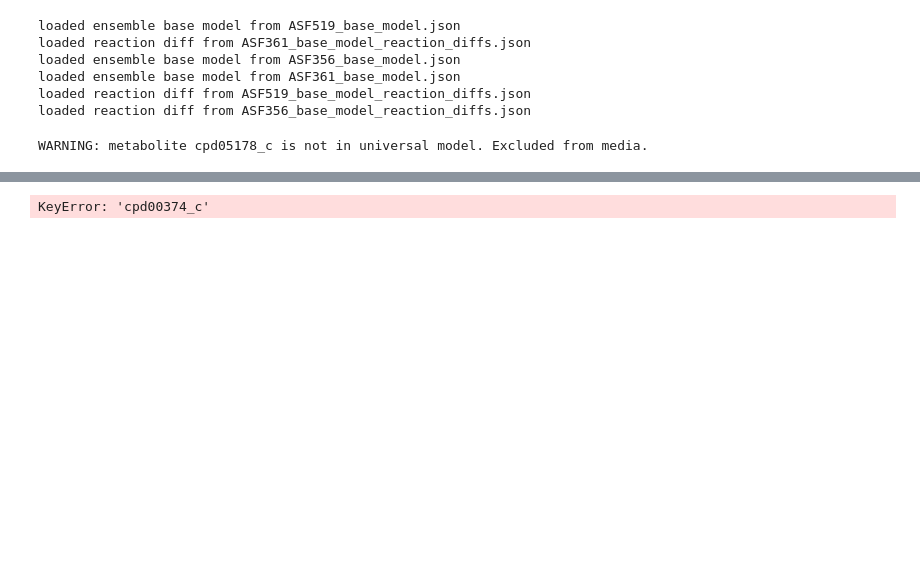
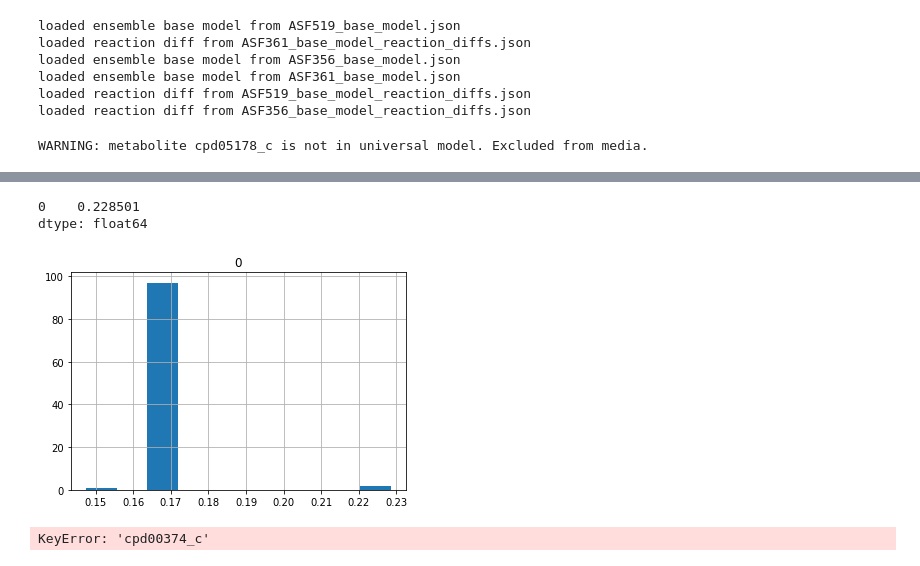
Before and after one commit to gregmedlock/asf_interactions, a Jupyter notebook: bin/test_crossfed.ipynb, the cells around one changed output, grey strips where cells are left out. Cells and saved outputs as stored; diff of their text form; code cells hidden in the pictures; blank space fills up the shorter version.

```diff
--- a/bin/test_crossfed.ipynb
+++ b/bin/test_crossfed.ipynb
@@ -205,3 +248,10 @@ dtype: float64
+# %%
+pd.DataFrame.from_dict(supplemented_356['valine'],orient='index').hist()
+pd.DataFrame.from_dict(supplemented_356['valine'],orient='index').max()
+# %% [output]
+0    0.228501
+dtype: float64
+[figure, added]
 # %%
 # Perform FVA on the exchange reactions to get
 # %%
```
Also changed, not shown: parts of 11 cells of this notebook, 1 other file.
